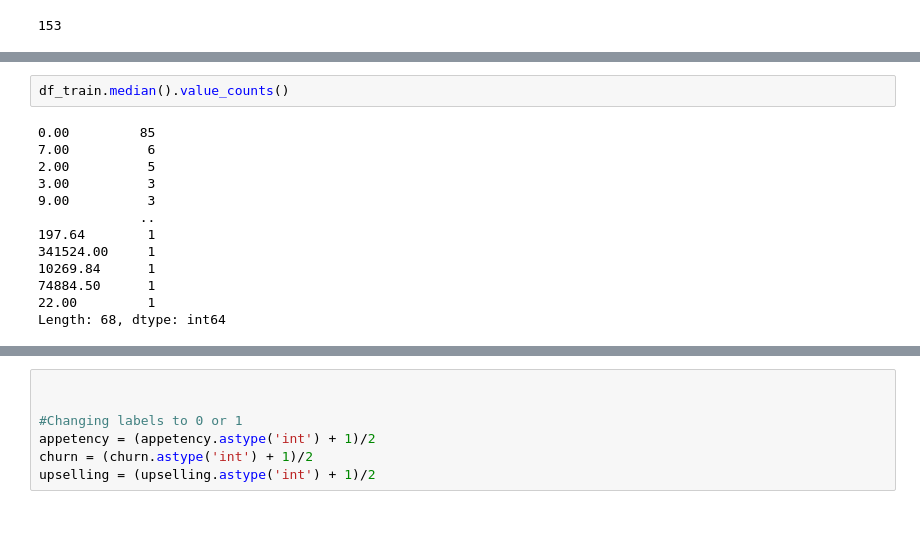
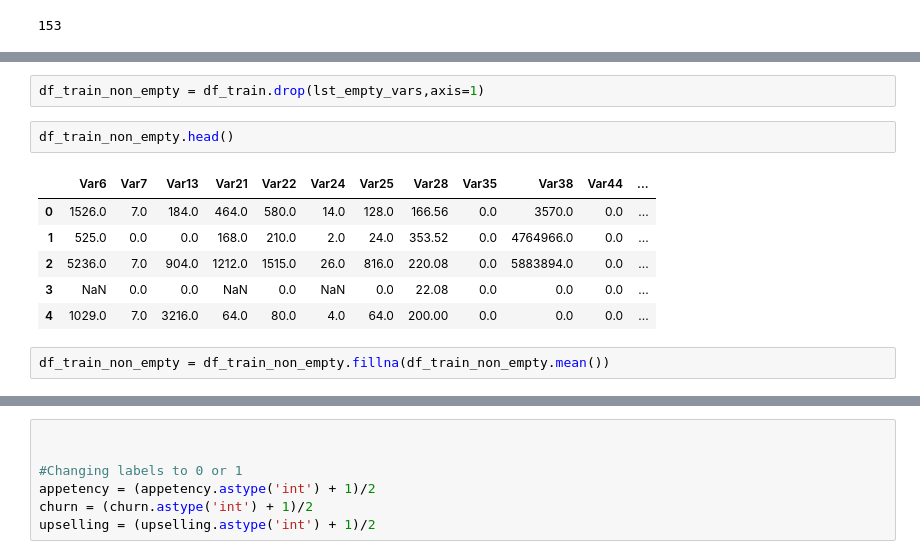
Before and after one commit to akshaypt7/customer_relationship_prediction, a Jupyter notebook: KDD_cup.ipynb, the cells around one changed output, grey strips where cells are left out. Cells and saved outputs as stored; diff of their text form; blank space fills up the shorter version.

```diff
--- a/KDD_cup.ipynb
+++ b/KDD_cup.ipynb
@@ -298,15 +231,13 @@ df.sort_index()
-# %%
-df_train.median().value_counts()
-# %% [output]
-0.00         85
-7.00          6
-2.00          5
-3.00          3
-9.00          3
-             ..
-197.64        1
-341524.00     1
-10269.84      1
-74884.50      1
-22.00         1
-Length: 68, dtype: int64
+# %%
+df_train_non_empty = df_train.drop(lst_empty_vars,axis=1)
+# %%
+df_train_non_empty.head()
+# %% [output]
+|  | Var6 | Var7 | Var13 | Var21 | Var22 | Var24 | Var25 | Var28 | Var35 | Var38 | Var44 | ... |
+| 0 | 1526.0 | 7.0 | 184.0 | 464.0 | 580.0 | 14.0 | 128.0 | 166.56 | 0.0 | 3570.0 | 0.0 | ... |
+| 1 | 525.0 | 0.0 | 0.0 | 168.0 | 210.0 | 2.0 | 24.0 | 353.52 | 0.0 | 4764966.0 | 0.0 | ... |
+| 2 | 5236.0 | 7.0 | 904.0 | 1212.0 | 1515.0 | 26.0 | 816.0 | 220.08 | 0.0 | 5883894.0 | 0.0 | ... |
+| 3 | NaN | 0.0 | 0.0 | NaN | 0.0 | NaN | 0.0 | 22.08 | 0.0 | 0.0 | 0.0 | ... |
+| 4 | 1029.0 | 7.0 | 3216.0 | 64.0 | 80.0 | 4.0 | 64.0 | 200.00 | 0.0 | 0.0 | 0.0 | ... |
+# %%
+df_train_non_empty = df_train_non_empty.fillna(df_train_non_empty.mean())
```
Also changed, not shown: parts of 27 cells of this notebook.
